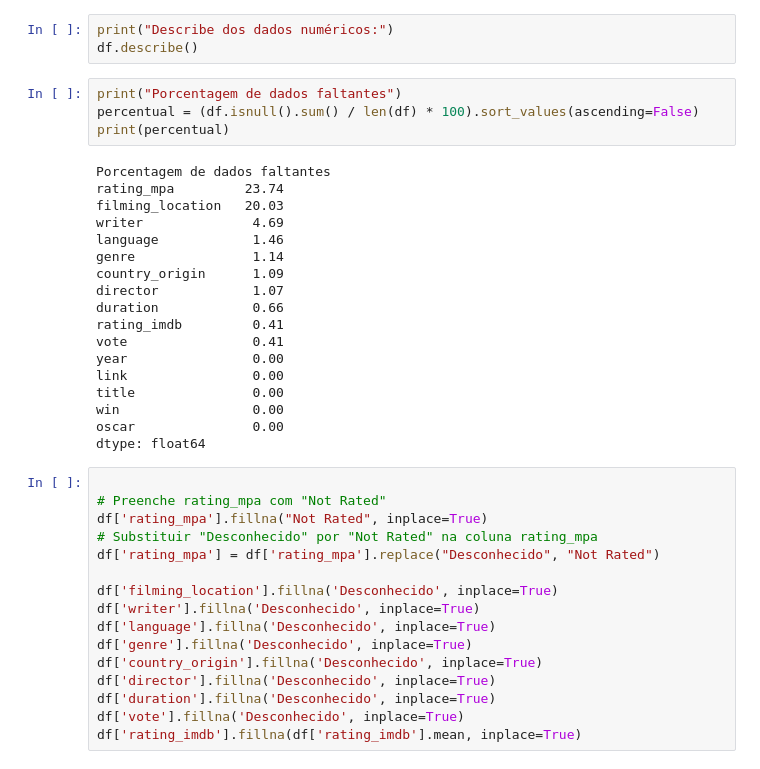
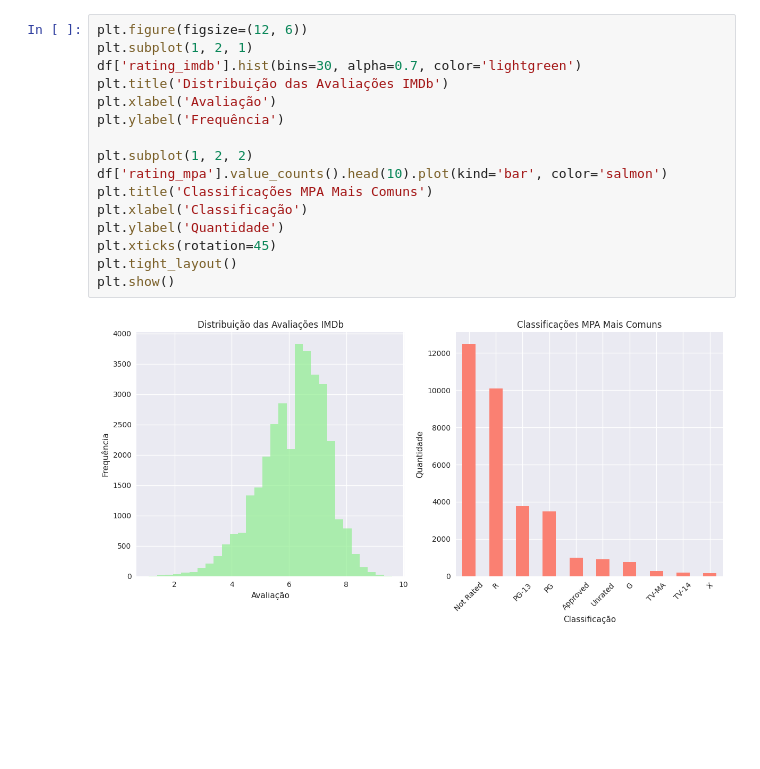
Before and after one commit to Erc-prog-xD/CienciaDeDados, a Jupyter notebook: notebooks/imdb-notebook.ipynb, the cells around one changed output. Drawn from its saved outputs; the diff is of its cells as text; blank space fills up the shorter version.

```diff
--- a/notebooks/imdb-notebook.ipynb
+++ b/notebooks/imdb-notebook.ipynb
@@ -60,41 +220,18 @@ df.isnull().sum()
 # %%
-print("Describe dos dados numéricos:")
-df.describe()
+plt.figure(figsize=(12, 6))
+plt.subplot(1, 2, 1)
+df['rating_imdb'].hist(bins=30, alpha=0.7, color='lightgreen')
+plt.title('Distribuição das Avaliações IMDb')
+plt.xlabel('Avaliação')
+plt.ylabel('Frequência')
+
+plt.subplot(1, 2, 2)
+df['rating_mpa'].value_counts().head(10).plot(kind='bar', color='salmon')
+plt.title('Classificações MPA Mais Comuns')
+plt.xlabel('Classificação')
+plt.ylabel('Quantidade')
+plt.xticks(rotation=45)
+plt.tight_layout()
+plt.show()
+# %% [output]
+[figure, added]
-# %%
-print("Porcentagem de dados faltantes")
-percentual = (df.isnull().sum() / len(df) * 100).sort_values(ascending=False)
-print(percentual)
-# %% [output]
-Porcentagem de dados faltantes
-rating_mpa         23.74
-filming_location   20.03
-writer              4.69
-language            1.46
-genre               1.14
-country_origin      1.09
-director            1.07
-duration            0.66
-rating_imdb         0.41
-vote                0.41
-year                0.00
-link                0.00
-title               0.00
-win                 0.00
-oscar               0.00
-dtype: float64
-# %%
-
-# Preenche rating_mpa com "Not Rated"
-df['rating_mpa'].fillna("Not Rated", inplace=True)
-# Substituir "Desconhecido" por "Not Rated" na coluna rating_mpa
-df['rating_mpa'] = df['rating_mpa'].replace("Desconhecido", "Not Rated")
-
-df['filming_location'].fillna('Desconhecido', inplace=True)
-df['writer'].fillna('Desconhecido', inplace=True)
-df['language'].fillna('Desconhecido', inplace=True)
-df['genre'].fillna('Desconhecido', inplace=True)
-df['country_origin'].fillna('Desconhecido', inplace=True)
-df['director'].fillna('Desconhecido', inplace=True)
-df['duration'].fillna('Desconhecido', inplace=True)
-df['vote'].fillna('Desconhecido', inplace=True)
-df['rating_imdb'].fillna(df['rating_imdb'].mean, inplace=True)
```
Also changed, not shown: parts of 18 cells of this notebook, 1 other file.
